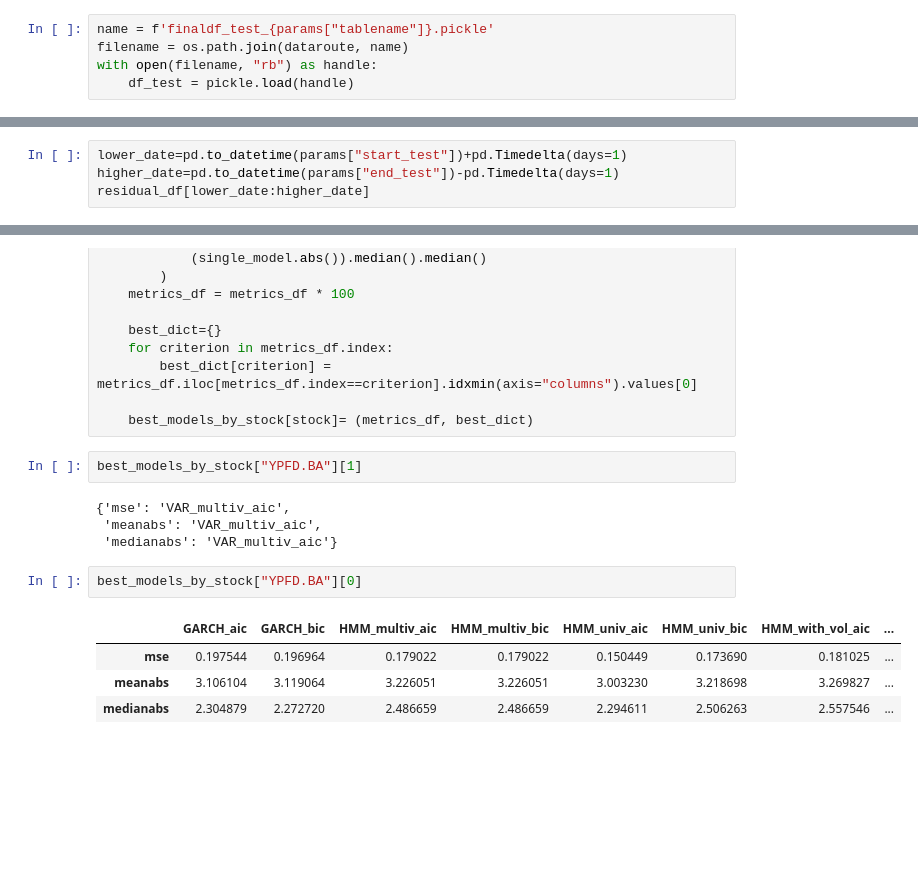
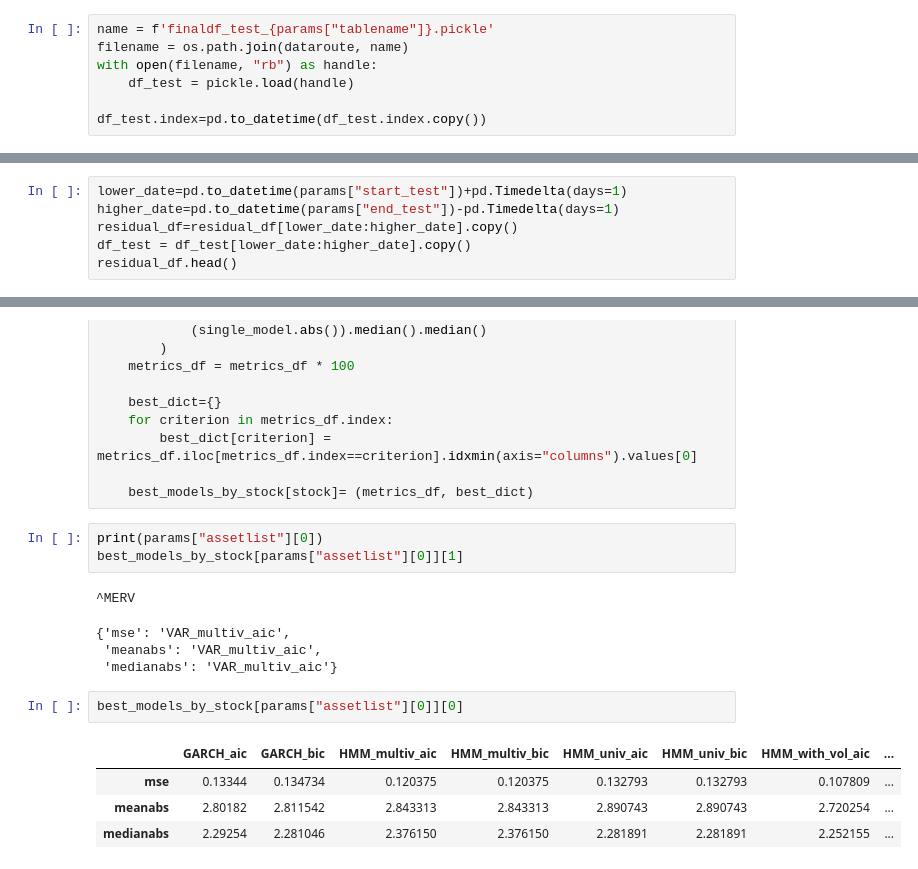
Before and after one commit to alfsn/regime-switching-hmm, a Jupyter notebook: notebooks/03_Comparison.ipynb, the cells around one changed output, grey strips where cells are left out. Drawn from its saved outputs; the diff is of its cells as text; blank space fills up the shorter version.

```diff
--- a/notebooks/03_Comparison.ipynb
+++ b/notebooks/03_Comparison.ipynb
@@ -26,6 +26,8 @@ name = f'finaldf_test_{params["tablename"]}.pickle'
 filename = os.path.join(dataroute, name)
 with open(filename, "rb") as handle:
     df_test = pickle.load(handle)
+
+df_test.index=pd.to_datetime(df_test.index.copy())
 # %%
 def get_all_results_matching(substring:str):
     all_results = {}
@@ -125,7 +127,9 @@ VAR_with_vol_AR_^MERV_bic_best_residuals.pickle
 # %%
 lower_date=pd.to_datetime(params["start_test"])+pd.Timedelta(days=1)
 higher_date=pd.to_datetime(params["end_test"])-pd.Timedelta(days=1)
-residual_df[lower_date:higher_date]
+residual_df=residual_df[lower_date:higher_date].copy()
+df_test = df_test[lower_date:higher_date].copy()
+residual_df.head()
 # %% [output]
 |  | GARCH_aic__^MERV | GARCH_aic__GGAL.BA | GARCH_aic__GGAL | GARCH_aic__YPFD.BA | GARCH_aic__YPF | ... |
 | 2023-06-01 | 0.026022 | 0.021342 | 0.015617 | 0.031394 | 0.023377 | ... |
@@ -279,15 +256,17 @@ for stock, dataframe in residuals_by_stock.items():
 
     best_models_by_stock[stock]= (metrics_df, best_dict)
 # %%
-best_models_by_stock["YPFD.BA"][1]
+print(params["assetlist"][0])
+best_models_by_stock[params["assetlist"][0]][1]
 # %% [output]
-{'mse': 'VAR_multiv_aic',
- 'meanabs': 'VAR_multiv_aic',
- 'medianabs': 'VAR_multiv_aic'}
+^MERV
+{'mse': 'VAR_multiv_aic',
+ 'meanabs': 'VAR_multiv_aic',
+ 'medianabs': 'VAR_multiv_aic'}
 # %%
-best_models_by_stock["YPFD.BA"][0]
+best_models_by_stock[params["assetlist"][0]][0]
 # %% [output]
 |  | GARCH_aic | GARCH_bic | HMM_multiv_aic | HMM_multiv_bic | HMM_univ_aic | HMM_univ_bic | HMM_with_vol_aic | ... |
-| mse | 0.197544 | 0.196964 | 0.179022 | 0.179022 | 0.150449 | 0.173690 | 0.181025 | ... |
-| meanabs | 3.106104 | 3.119064 | 3.226051 | 3.226051 | 3.003230 | 3.218698 | 3.269827 | ... |
-| medianabs | 2.304879 | 2.272720 | 2.486659 | 2.486659 | 2.294611 | 2.506263 | 2.557546 | ... |
+| mse | 0.13344 | 0.134734 | 0.120375 | 0.120375 | 0.132793 | 0.132793 | 0.107809 | ... |
+| meanabs | 2.80182 | 2.811542 | 2.843313 | 2.843313 | 2.890743 | 2.890743 | 2.720254 | ... |
+| medianabs | 2.29254 | 2.281046 | 2.376150 | 2.376150 | 2.281891 | 2.281891 | 2.252155 | ... |
```
Also changed, not shown: parts of 4 cells of this notebook.
